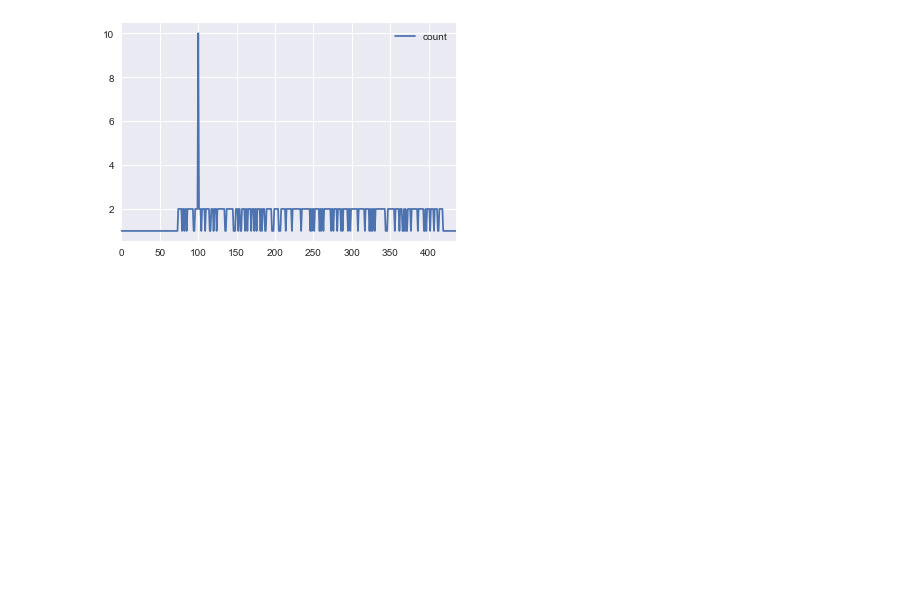
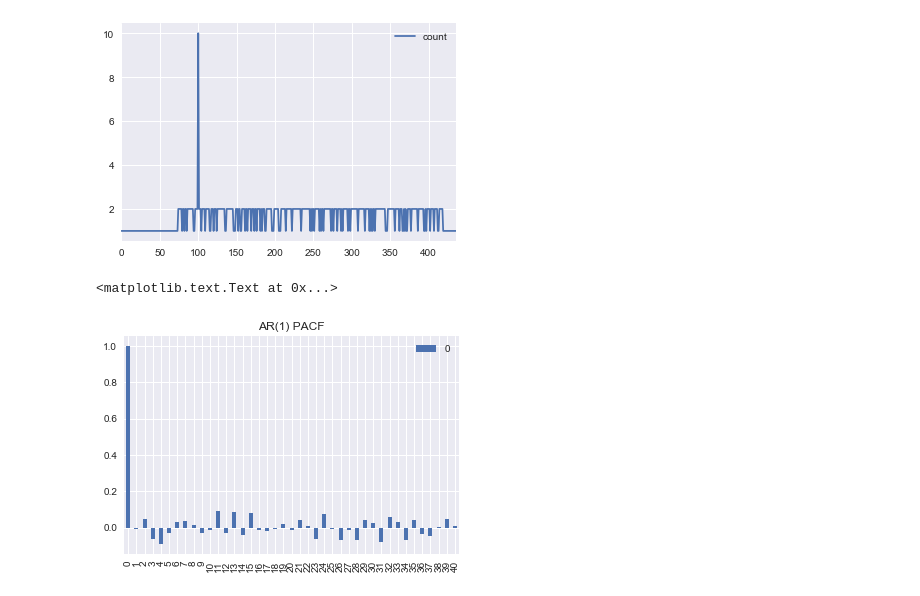
Before and after one commit to perlgirl2002/Capstone, a Jupyter notebook: KalmanFilter.ipynb, the cells around one changed output. Drawn from its saved outputs; the diff is of its cells as text; code cells hidden in the pictures; blank space fills up the shorter version.

```diff
--- a/KalmanFilter.ipynb
+++ b/KalmanFilter.ipynb
@@ -190,0 +193,7 @@ group_logons.plot()
+# %%
+x_acf = pd.DataFrame(pacf(group_logons['count']))
+x_acf.plot(kind='bar')
+plt.title("AR(1) PACF")
+# %% [output]
+<matplotlib.text.Text at 0x...>
+[figure, added]
```
Also changed, not shown: parts of 4 cells of this notebook.
